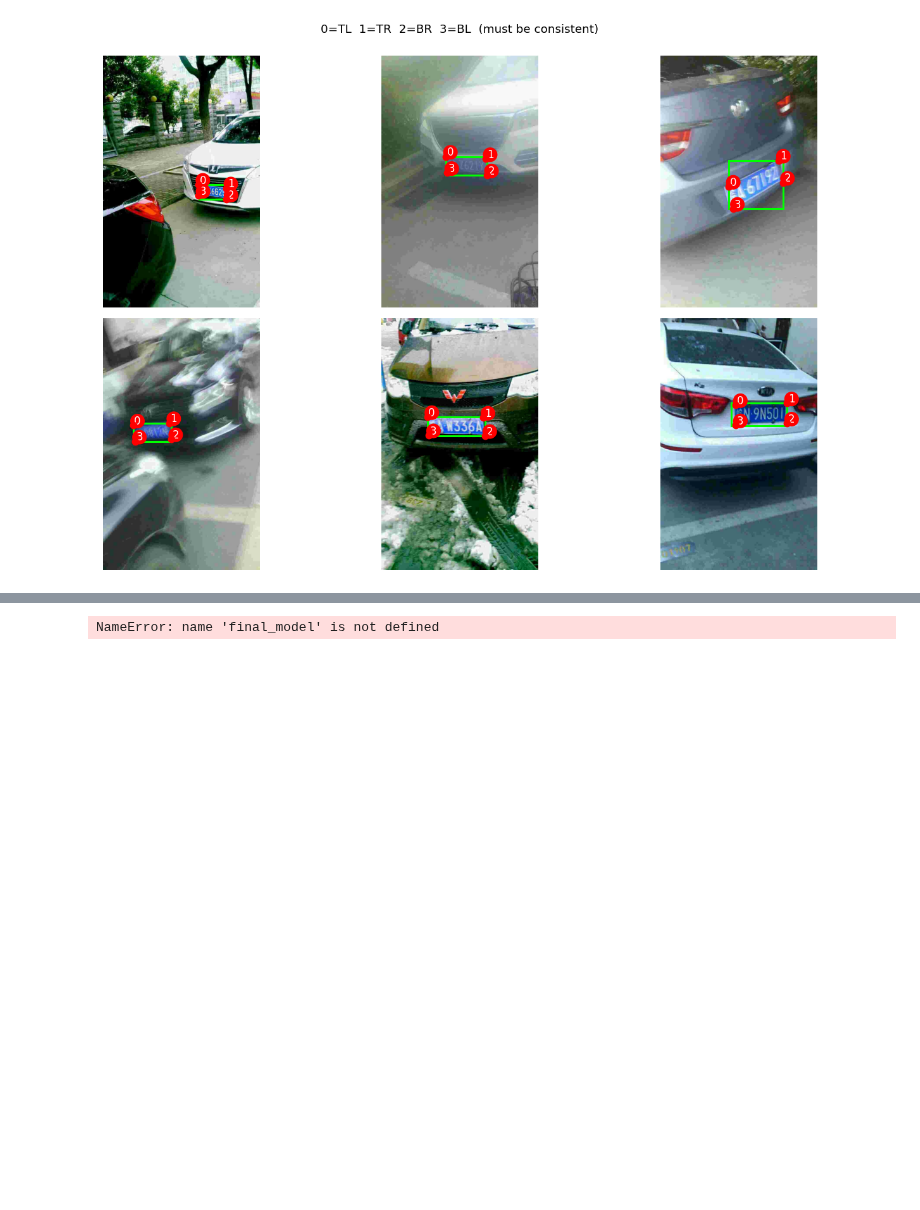
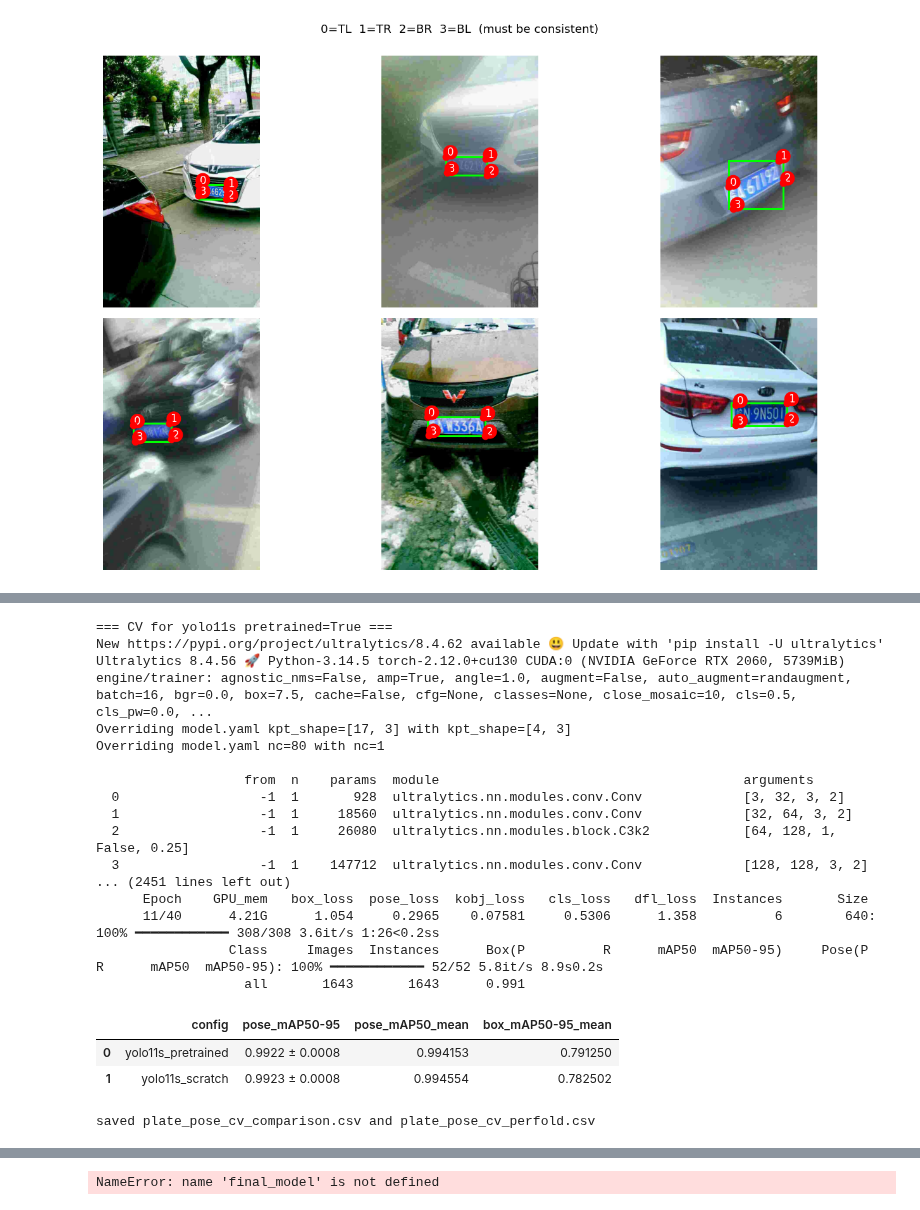
Before and after one commit to lorenzo-marranini/IS_Project, a Jupyter notebook: yolo_pose_plate_training.ipynb, the cells around one changed output, grey strips where cells are left out. Cells and saved outputs as stored; diff of their text form; code cells hidden in the pictures; blank space fills up the shorter version.

```diff
--- a/yolo_pose_plate_training.ipynb
+++ b/yolo_pose_plate_training.ipynb
@@ -11,24 +11,16 @@ from PIL import Image
 random.seed(0); np.random.seed(0)
 plt.rcParams.update({"figure.dpi": 110, "font.size": 10})
 
-# ── CONFIGURE THESE ───────────────────────────────────────────────────────────
-DATASET_ROOT = Path("Dataset")          # your CCPD root (same as exploration nb)
-WORK_ROOT    = Path("yolo_pose_plate")  # where we build the YOLO-format dataset
-IMG_W, IMG_H = 720, 1160                 # CCPD fixed resolution (W × H)
+DATASET_ROOT = Path("Dataset")
+WORK_ROOT    = Path("yolo_pose_plate")
+IMG_W, IMG_H = 720, 1160                 # CCPD image resolution
 
-# We hold out a frozen TEST set, then run K-fold cross-validation on the remaining
-# pool (so each fold's validation slice rotates; test is touched only at the end).
 TEST_FRAC = 0.15        # fraction held out for the final, frozen test set
-N_FOLDS   = 4           # K in K-fold cross-validation (run on the train+val pool)
+N_FOLDS   = 4           # number of folds
 
-# Subset size cap (None = all). Sampling is STRATIFIED by CCPD subset, PROPORTIONAL
-# to each subset's size — not "first N". A per-subset floor guarantees every present
-# subset has enough images for its per-subset metric to be meaningful.
-MAX_IMAGES        = 8000   # total images to sample (None = use everything)
-MIN_PER_SUBSET    = 200    # floor: each present subset gets at least this many (if available)
+MAX_IMAGES        = 8000   # we downsample the dataset in order to keep training times manageable
+MIN_PER_SUBSET    = 50    # minimum number of images of a certain subset of ccpd to include in the used dataset
 
-# Whether to copy images (safe, uses disk) or symlink (fast, saves disk).
-USE_SYMLINKS = False
 
 def discover_subset(p: Path) -> str:
     '''Subset = first folder under DATASET_ROOT, e.g. <root>/ccpd_rotate/x.jpg -> ccpd_rotate.'''
@@ -464,32 +438,54 @@ Cross-validated summary:
 # %%
-RUN_GRID_CV = False   # set True to run the full cross-validated comparison (slow!)
+RUN_GRID_CV = True   # set True to run the full cross-validated comparison (slow!)
 
 EPOCHS_GRID = 40
 grid = [
-    ("n", True),
-    ("n", False),
-    # ("s", True),
-    # ("s", False),
+    #("n", True),
+    #("n", False),
+     ("s", True),
+    ("s", False),
     # ("m", True),
     # ("m", False),
 ]
 
 if RUN_GRID_CV:
     summaries = []
     per_fold_all = []
     for size, pre in grid:
         print(f"\n=== CV for yolo11{size} pretrained={pre} ===")
         dfk, summ = run_cross_validation(size=size, pretrained=pre, epochs=EPOCHS_GRID)
         dfk["config"] = summ["config"]; per_fold_all.append(dfk)
         summaries.append(summ)
     comp = pd.DataFrame(summaries)
     # pretty mean±std column
     comp["pose_mAP50-95"] = comp.apply(
         lambda r: f"{r['pose_mAP50-95_mean']:.4f} ± {r['pose_mAP50-95_std']:.4f}", axis=1)
     display(comp[["config","pose_mAP50-95","pose_mAP50_mean","box_mAP50-95_mean"]])
-    comp.to_csv("plate_pose_cv_comparison.csv", index=False)
+    comp.to_csv("plate_pose_small_cv_comparison.csv", index=False)
     pd.concat(per_fold_all, ignore_index=True).to_csv("plate_pose_cv_perfold.csv", index=False)
     print("\nsaved plate_pose_cv_comparison.csv and plate_pose_cv_perfold.csv")
 else:
     print("Set RUN_GRID_CV = True to run the cross-validated size × pretrained comparison.")
+# %% [output]
+=== CV for yolo11s pretrained=True ===
+New https://pypi.org/project/ultralytics/8.4.62 available 😃 Update with 'pip install -U ultralytics'
+Ultralytics 8.4.56 🚀 Python-3.14.5 torch-2.12.0+cu130 CUDA:0 (NVIDIA GeForce RTX 2060, 5739MiB)
+engine/trainer: agnostic_nms=False, amp=True, angle=1.0, augment=False, auto_augment=randaugment, batch=16, bgr=0.0, box=7.5, cache=False, cfg=None, classes=None, close_mosaic=10, cls=0.5, cls_pw=0.0, ...
+Overriding model.yaml kpt_shape=[17, 3] with kpt_shape=[4, 3]
+Overriding model.yaml nc=80 with nc=1
+
+                   from  n    params  module                                       arguments
+  0                  -1  1       928  ultralytics.nn.modules.conv.Conv             [3, 32, 3, 2]
+  1                  -1  1     18560  ultralytics.nn.modules.conv.Conv             [32, 64, 3, 2]
+  2                  -1  1     26080  ultralytics.nn.modules.block.C3k2            [64, 128, 1, False, 0.25]
+  3                  -1  1    147712  ultralytics.nn.modules.conv.Conv             [128, 128, 3, 2]
+... (2451 lines left out)
+      Epoch    GPU_mem   box_loss  pose_loss  kobj_loss   cls_loss   dfl_loss  Instances       Size
+      11/40      4.21G      1.054     0.2965    0.07581     0.5306      1.358          6        640: 100% ━━━━━━━━━━━━ 308/308 3.6it/s 1:26<0.2ss
+                 Class     Images  Instances      Box(P          R      mAP50  mAP50-95)     Pose(P          R      mAP50  mAP50-95): 100% ━━━━━━━━━━━━ 52/52 5.8it/s 8.9s0.2s
+                   all       1643       1643      0.991
+|  | config | pose_mAP50-95 | pose_mAP50_mean | box_mAP50-95_mean |
+| 0 | yolo11s_pretrained | 0.9922 ± 0.0008 | 0.994153 | 0.791250 |
+| 1 | yolo11s_scratch | 0.9923 ± 0.0008 | 0.994554 | 0.782502 |
+saved plate_pose_cv_comparison.csv and plate_pose_cv_perfold.csv
 # %%
```
Also changed, not shown: parts of 22 cells of this notebook, 11 other files.
